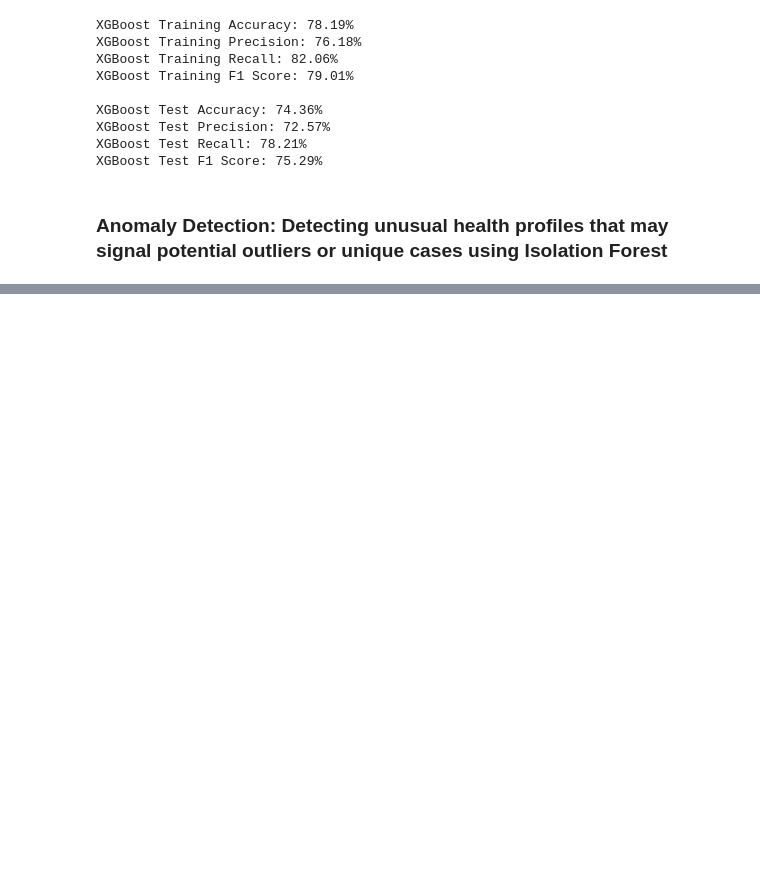
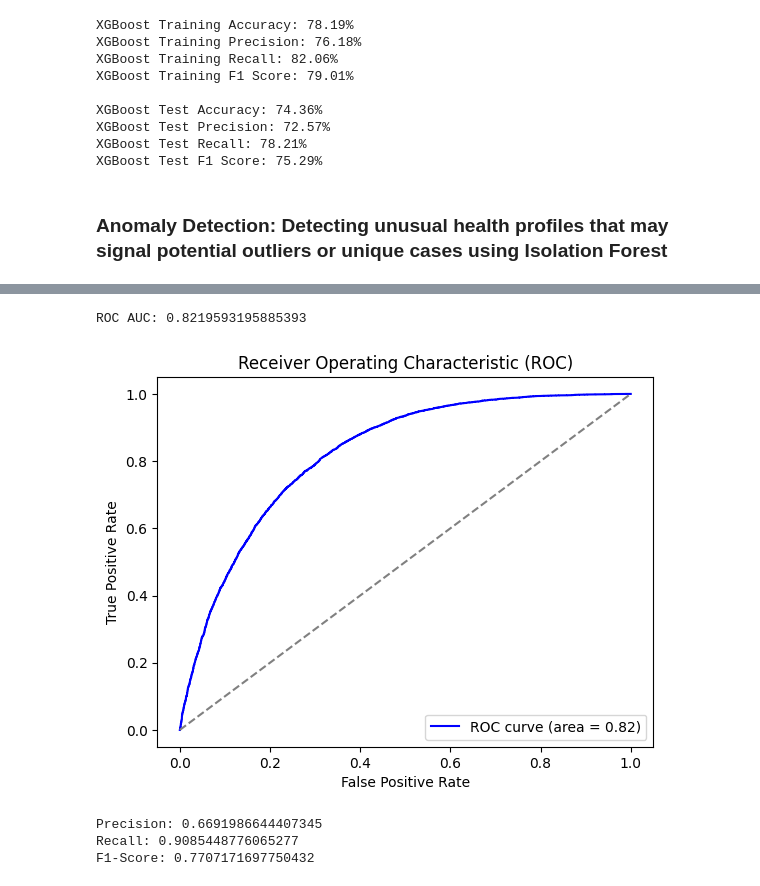
Before and after one commit to TienNguyenMSBA/diabetesindicators, a Jupyter notebook: diabetes-indicator.ipynb, the cells around one changed output, grey strips where cells are left out. Drawn from its saved outputs; the diff is of its cells as text; code cells hidden in the pictures; blank space fills up the shorter version.

```diff
--- a/diabetes-indicator.ipynb
+++ b/diabetes-indicator.ipynb
@@ -454,0 +523,14 @@ Number of anomalies detected: 3535
+# %%
+# Reclassify the risk categories as diabetic (1) or non-diabetic (0)
+X_test['predicted_diabetic'] = X_test['risk_category'].apply(lambda x: 1 if x in ['Medium', 'High'] else 0)
+
+from sklearn.metrics import confusion_matrix, classification_report
+
+# Confusion Matrix
+y_true = y_test
+y_pred = X_test['predicted_diabetic']
+cm = confusion_matrix(y_true, y_pred)
+print("Confusion Matrix:\n", cm)
+
+# Classification Report
+print(classification_report(y_true, y_pred))
@@ -454,0 +549,37 @@ Number of anomalies detected: 3535
+# %%
+from sklearn.metrics import roc_curve, roc_auc_score
+
+# Compute ROC AUC
+roc_auc = roc_auc_score(y_true, X_test['risk_probability'])
+print("ROC AUC:", roc_auc)
+
+# Compute ROC curve
+fpr, tpr, thresholds = roc_curve(y_true, X_test['risk_probability'])
+
+# Plot ROC curve
+plt.figure()
+plt.plot(fpr, tpr, color='b', label='ROC curve (area = %0.2f)' % roc_auc)
+plt.plot([0, 1], [0, 1], color='gray', linestyle='--')
+plt.xlabel('False Positive Rate')
+plt.ylabel('True Positive Rate')
+plt.title('Receiver Operating Characteristic (ROC)')
+plt.legend(loc='lower right')
+plt.show()
+# %% [output]
+ROC AUC: 0.8219593195885393
+[figure, added]
+# %%
+from sklearn.metrics import precision_score, recall_score, f1_score
+
+# Calculate precision, recall, and F1-score
+precision = precision_score(y_true, y_pred)
+recall = recall_score(y_true, y_pred)
+f1 = f1_score(y_true, y_pred)
+
+print(f"Precision: {precision}")
+print(f"Recall: {recall}")
+print(f"F1-Score: {f1}")
+# %% [output]
+Precision: 0.6691986644407345
+Recall: 0.9085448776065277
+F1-Score: 0.7707171697750432
```
Also changed, not shown: parts of 8 cells of this notebook.
